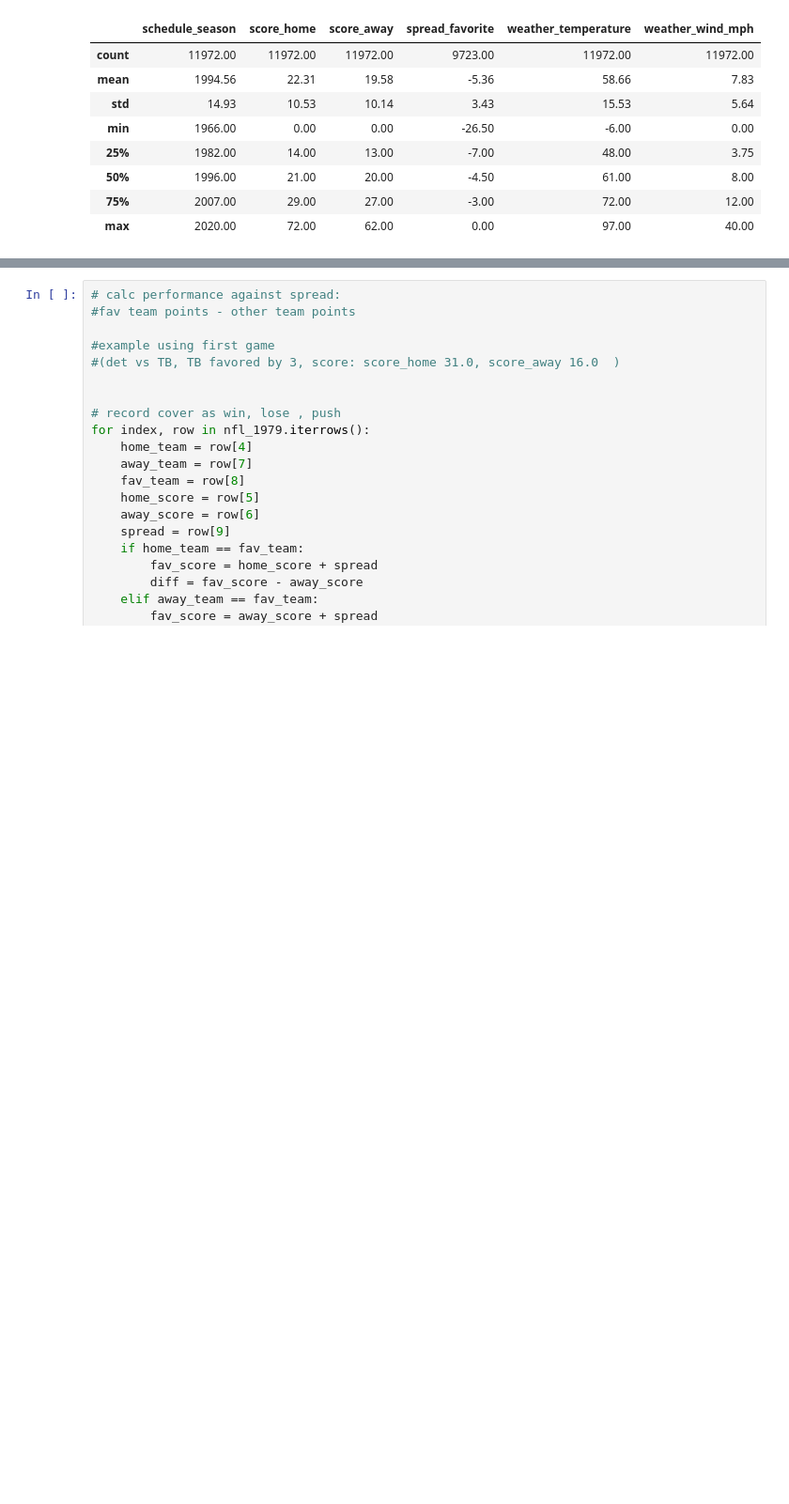
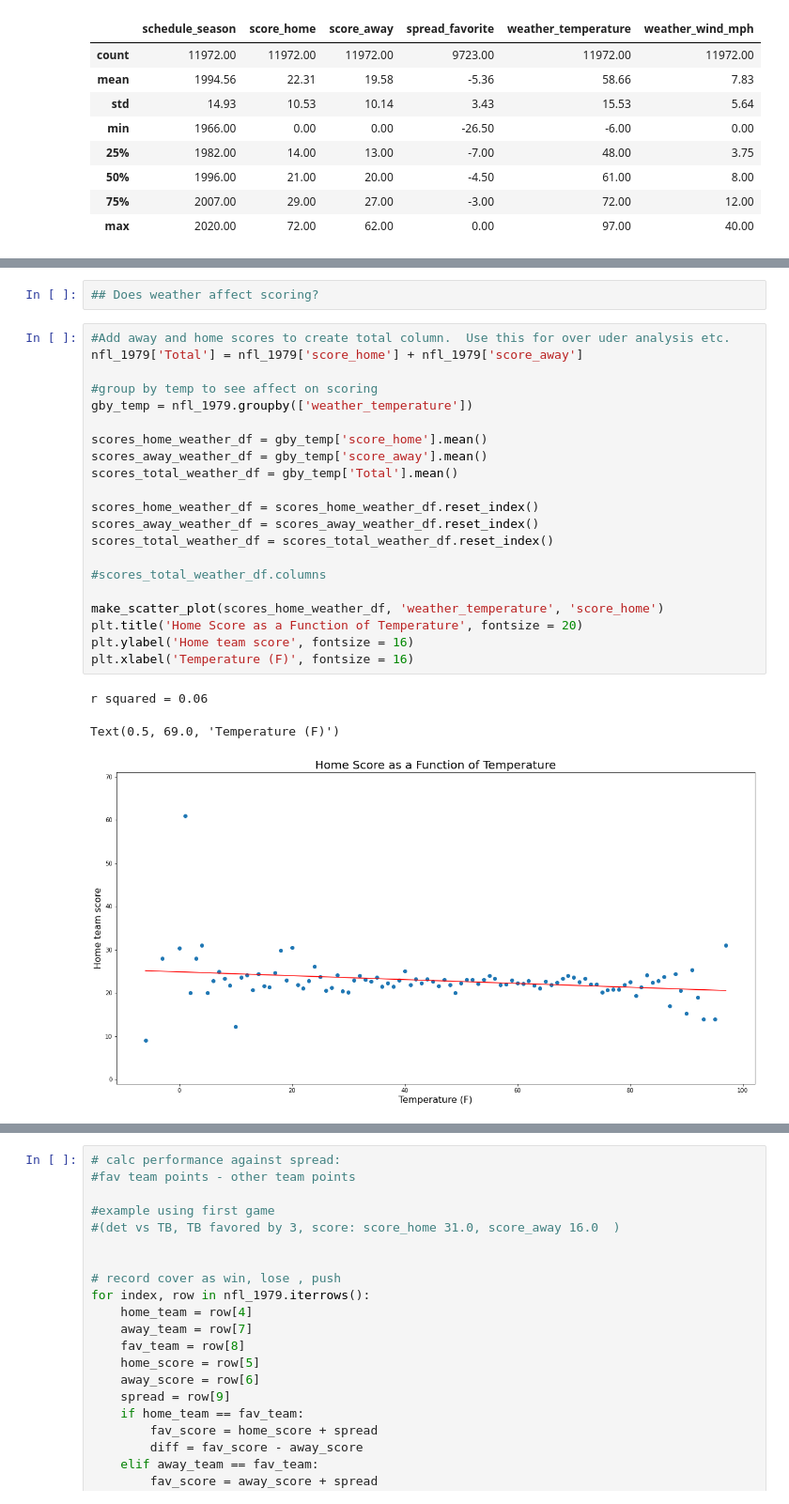
Before and after one commit to KenSaville/NFL-Betting-Analysis, a Jupyter notebook: NFL_betting.ipynb, the cells around one changed output, grey strips where cells are left out. Shown: that part at 94% size. Saved outputs shown, nothing was run; the diff lists cells and outputs as text; blank space fills up the shorter version.

```diff
--- a/NFL_betting.ipynb
+++ b/NFL_betting.ipynb
@@ -473,0 +304,27 @@ Name: team_favorite_id, Length: 9701, dtype: object
+# %%
+## Does weather affect scoring?
+# %%
+#Add away and home scores to create total column.  Use this for over uder analysis etc.
+nfl_1979['Total'] = nfl_1979['score_home'] + nfl_1979['score_away']
+
+#group by temp to see affect on scoring
+gby_temp = nfl_1979.groupby(['weather_temperature'])
+
+scores_home_weather_df = gby_temp['score_home'].mean()
+scores_away_weather_df = gby_temp['score_away'].mean()
+scores_total_weather_df = gby_temp['Total'].mean()
+
+scores_home_weather_df = scores_home_weather_df.reset_index()
+scores_away_weather_df = scores_away_weather_df.reset_index()
+scores_total_weather_df = scores_total_weather_df.reset_index()
+
+#scores_total_weather_df.columns
+
+make_scatter_plot(scores_home_weather_df, 'weather_temperature', 'score_home')
+plt.title('Home Score as a Function of Temperature', fontsize = 20)
+plt.ylabel('Home team score', fontsize = 16)
+plt.xlabel('Temperature (F)', fontsize = 16)
+# %% [output]
+r squared = 0.06
+Text(0.5, 69.0, 'Temperature (F)')
+[figure, added]
```
Also changed, not shown: parts of 38 cells of this notebook, 7 other files.
